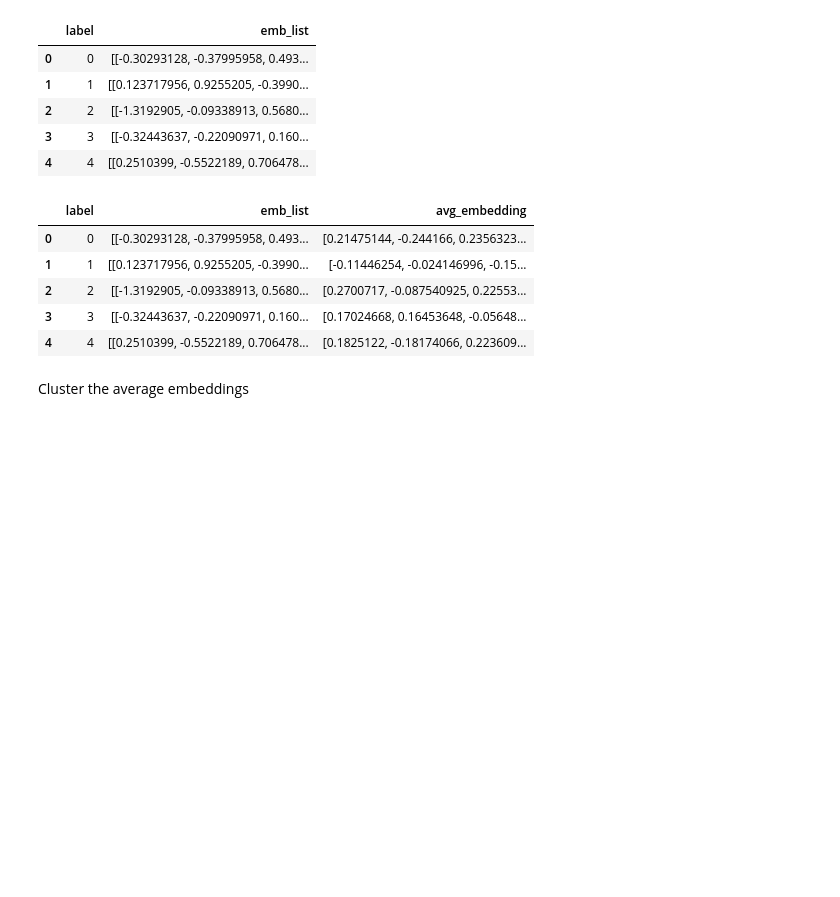
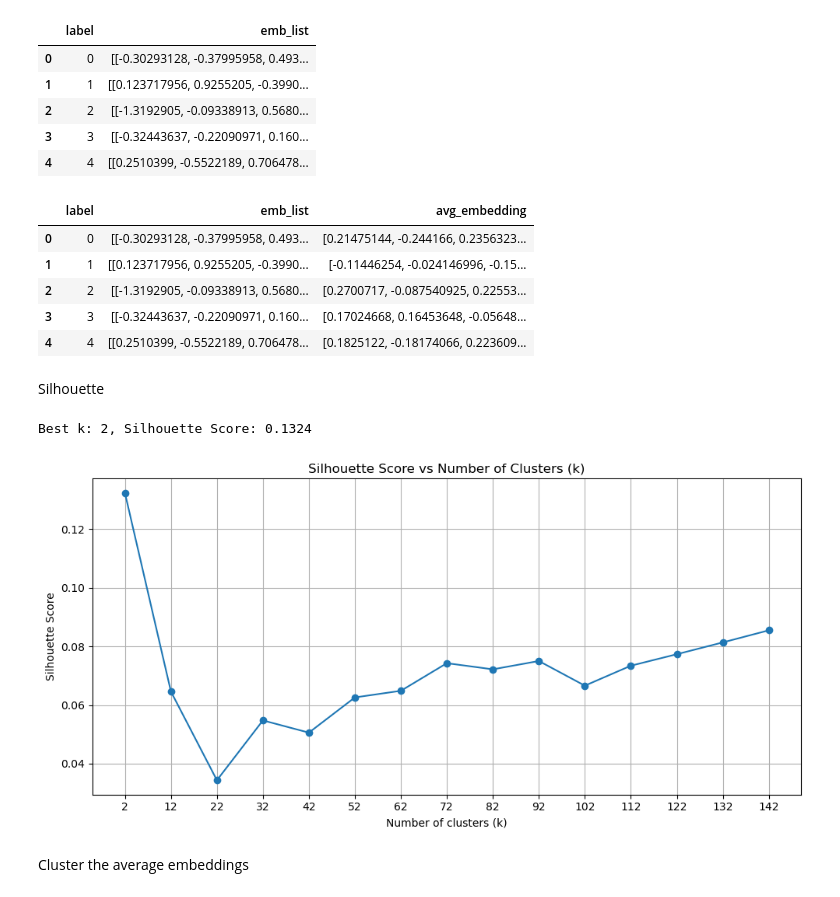
Before and after one commit to hashansl/cosc-526-data-engineering-project, a Jupyter notebook: note_extraction/clustring_from_embedding.ipynb, the cells around one changed output. Cells and saved outputs as stored; diff of their text form; code cells hidden in the pictures; blank space fills up the shorter version.

```diff
--- a/note_extraction/clustring_from_embedding.ipynb
+++ b/note_extraction/clustring_from_embedding.ipynb
@@ -52,6 +55,43 @@ grouped.head()
 | 2 | 2 | [[-1.3192905, -0.09338913, 0.5680... | [0.2700717, -0.087540925, 0.22553... |
 | 3 | 3 | [[-0.32443637, -0.22090971, 0.160... | [0.17024668, 0.16453648, -0.05648... |
 | 4 | 4 | [[0.2510399, -0.5522189, 0.706478... | [0.1825122, -0.18174066, 0.223609... |
+# %%
+X = np.vstack(grouped['avg_embedding'].values)
+# %% [markdown]
+Silhouette
+# %%
+from sklearn.metrics import silhouette_score
+
+scores = []
+for k in range(2, 150, 10):
+    clustering = AgglomerativeClustering(n_clusters=k)
+    labels = clustering.fit_predict(X)
+    score = silhouette_score(X, labels)
+    scores.append((k, score))
+
+# To find the best k
+best_k = max(scores, key=lambda x: x[1])
+print(f"Best k: {best_k[0]}, Silhouette Score: {best_k[1]:.4f}")
+# %% [output]
+Best k: 2, Silhouette Score: 0.1324
+# %%
+# Extract k-values and scores separately
+k_vals, sil_scores = zip(*scores)
+
+# Plot
+import matplotlib.pyplot as plt
+
+plt.figure(figsize=(10, 5))
+plt.plot(k_vals, sil_scores, marker='o')
+plt.title('Silhouette Score vs Number of Clusters (k)')
+plt.xlabel('Number of clusters (k)')
+plt.ylabel('Silhouette Score')
+plt.grid(True)
+plt.xticks(k_vals)  # Show k values on x-axis
+plt.tight_layout()
+plt.show()
+# %% [output]
+[figure, added]
 # %% [markdown]
 Cluster the average embeddings
 # %%
```
Also changed, not shown: parts of 12 cells of this notebook, 2 other files.
